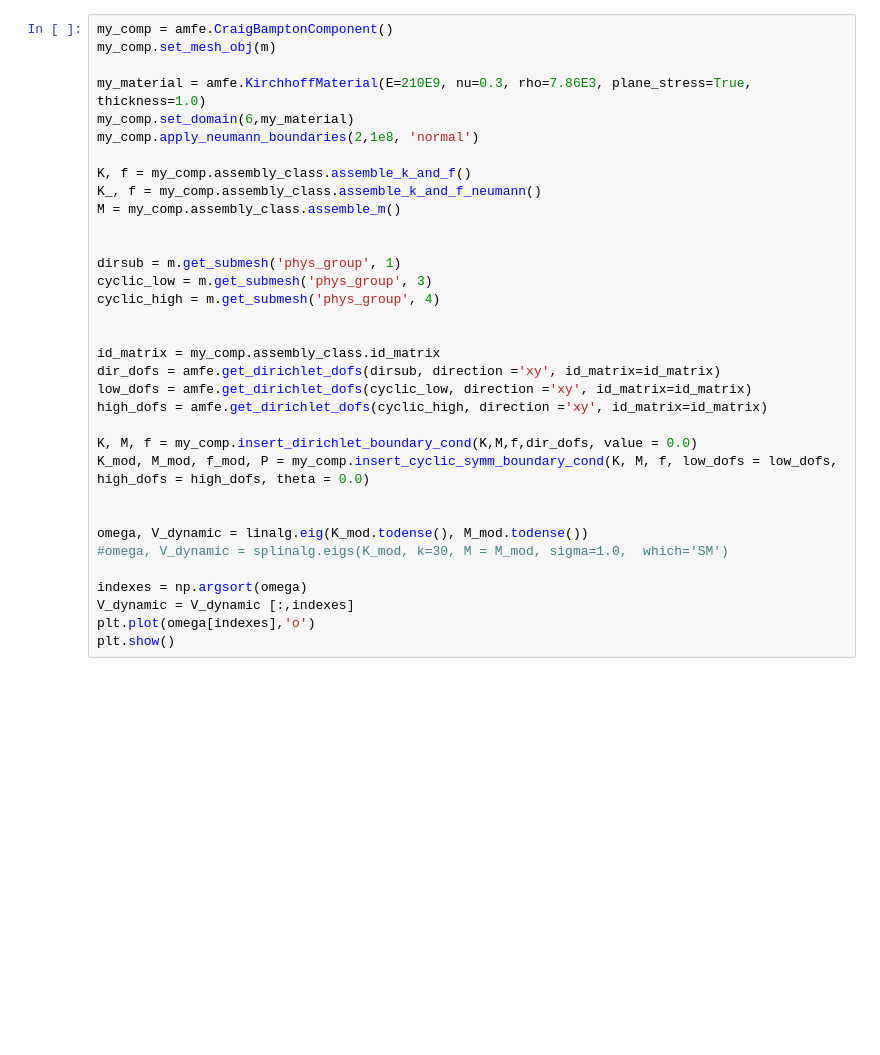
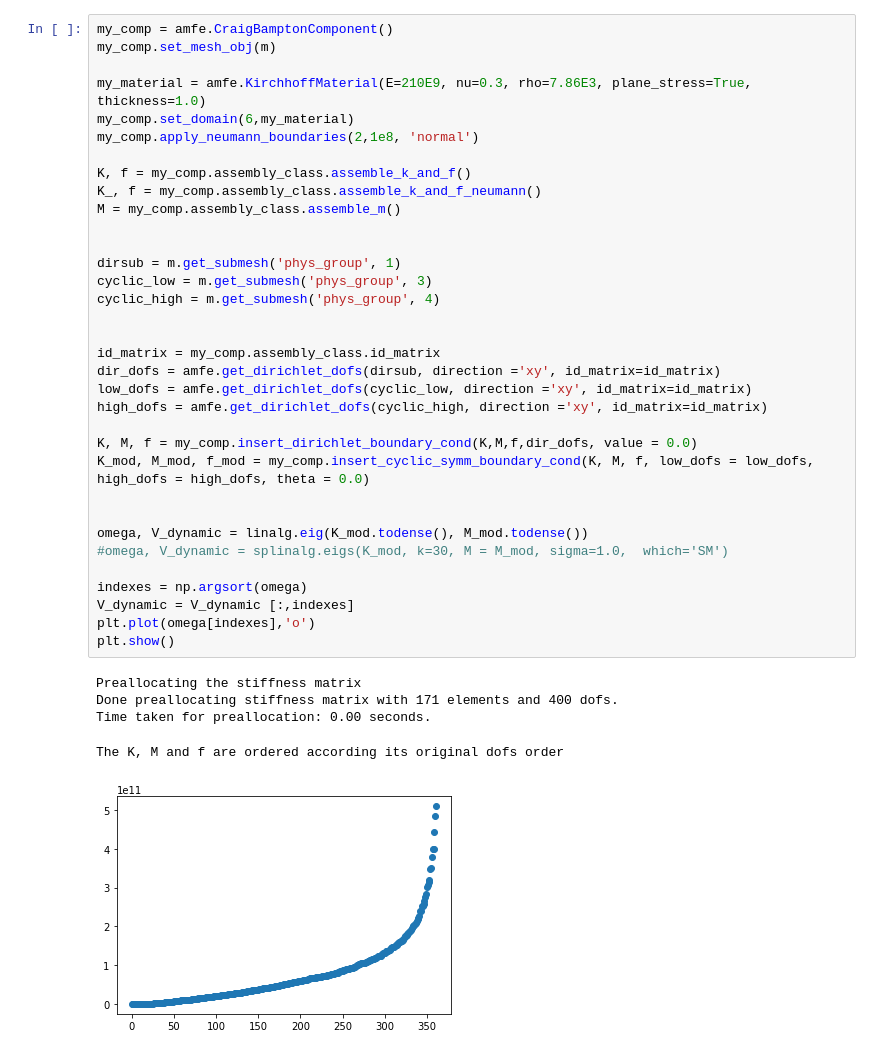
Before and after one commit to jenovencio/NDCSI4-2018, a Jupyter notebook: notebooks/cyclic symmetry.ipynb, the cells around one changed output. Drawn from its saved outputs; the diff is of its cells as text; blank space fills up the shorter version.

```diff
--- a/notebooks/cyclic symmetry.ipynb
+++ b/notebooks/cyclic symmetry.ipynb
@@ -32,34 +35,40 @@ my_comp.set_mesh_obj(m)
 
 my_material = amfe.KirchhoffMaterial(E=210E9, nu=0.3, rho=7.86E3, plane_stress=True, thickness=1.0)
 my_comp.set_domain(6,my_material)
 my_comp.apply_neumann_boundaries(2,1e8, 'normal')
 
 K, f = my_comp.assembly_class.assemble_k_and_f()
 K_, f = my_comp.assembly_class.assemble_k_and_f_neumann()
 M = my_comp.assembly_class.assemble_m()
 
 
 dirsub = m.get_submesh('phys_group', 1)
 cyclic_low = m.get_submesh('phys_group', 3)
 cyclic_high = m.get_submesh('phys_group', 4)
 
 
 id_matrix = my_comp.assembly_class.id_matrix
 dir_dofs = amfe.get_dirichlet_dofs(dirsub, direction ='xy', id_matrix=id_matrix)
 low_dofs = amfe.get_dirichlet_dofs(cyclic_low, direction ='xy', id_matrix=id_matrix)
 high_dofs = amfe.get_dirichlet_dofs(cyclic_high, direction ='xy', id_matrix=id_matrix)
 
 K, M, f = my_comp.insert_dirichlet_boundary_cond(K,M,f,dir_dofs, value = 0.0)
-K_mod, M_mod, f_mod, P = my_comp.insert_cyclic_symm_boundary_cond(K, M, f, low_dofs = low_dofs, high_dofs = high_dofs, theta = 0.0)
+K_mod, M_mod, f_mod = my_comp.insert_cyclic_symm_boundary_cond(K, M, f, low_dofs = low_dofs, high_dofs = high_dofs, theta = 0.0)
 
 
 omega, V_dynamic = linalg.eig(K_mod.todense(), M_mod.todense())
 #omega, V_dynamic = splinalg.eigs(K_mod, k=30, M = M_mod, sigma=1.0,  which='SM')
 
 indexes = np.argsort(omega)
 V_dynamic = V_dynamic [:,indexes]
 plt.plot(omega[indexes],'o')
 plt.show()
+# %% [output]
+Preallocating the stiffness matrix
+Done preallocating stiffness matrix with 171 elements and 400 dofs.
+Time taken for preallocation: 0.00 seconds.
+The K, M and f are ordered according its original dofs order
+[figure, added]
 # %%
 mode = 21
 def get_mode(mode):
```
Also changed, not shown: parts of 2 cells of this notebook, 4 other files.
